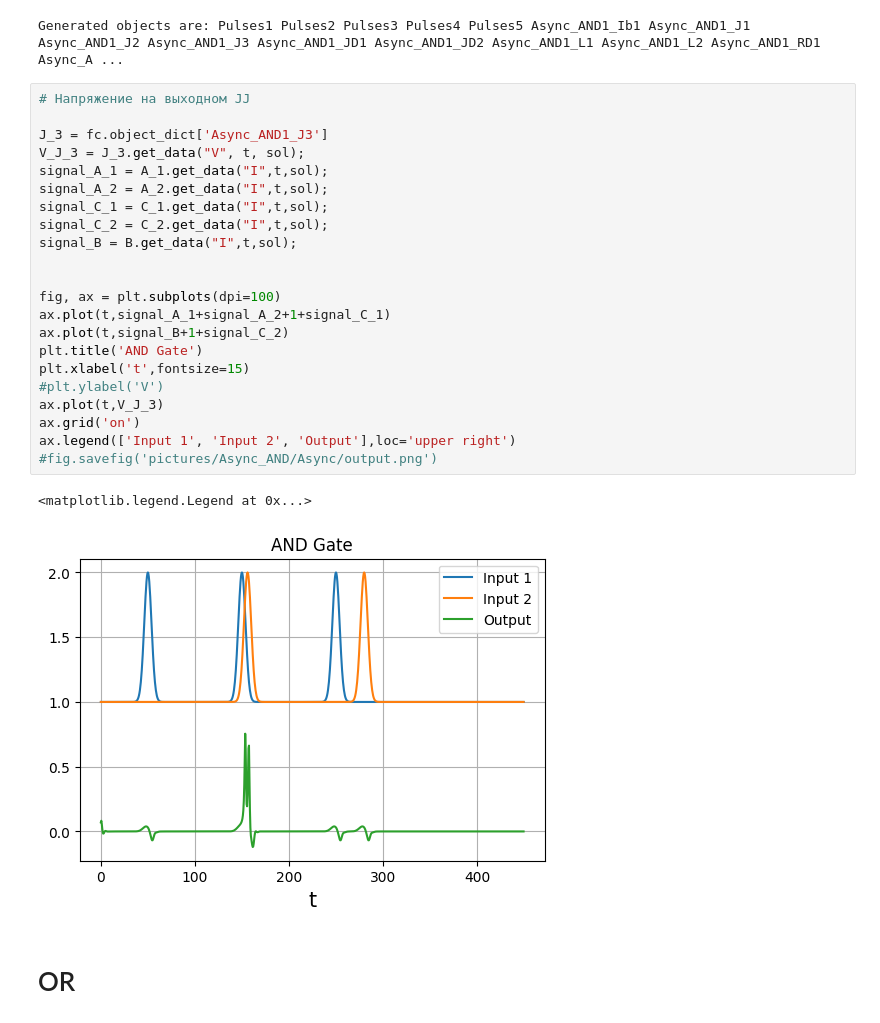
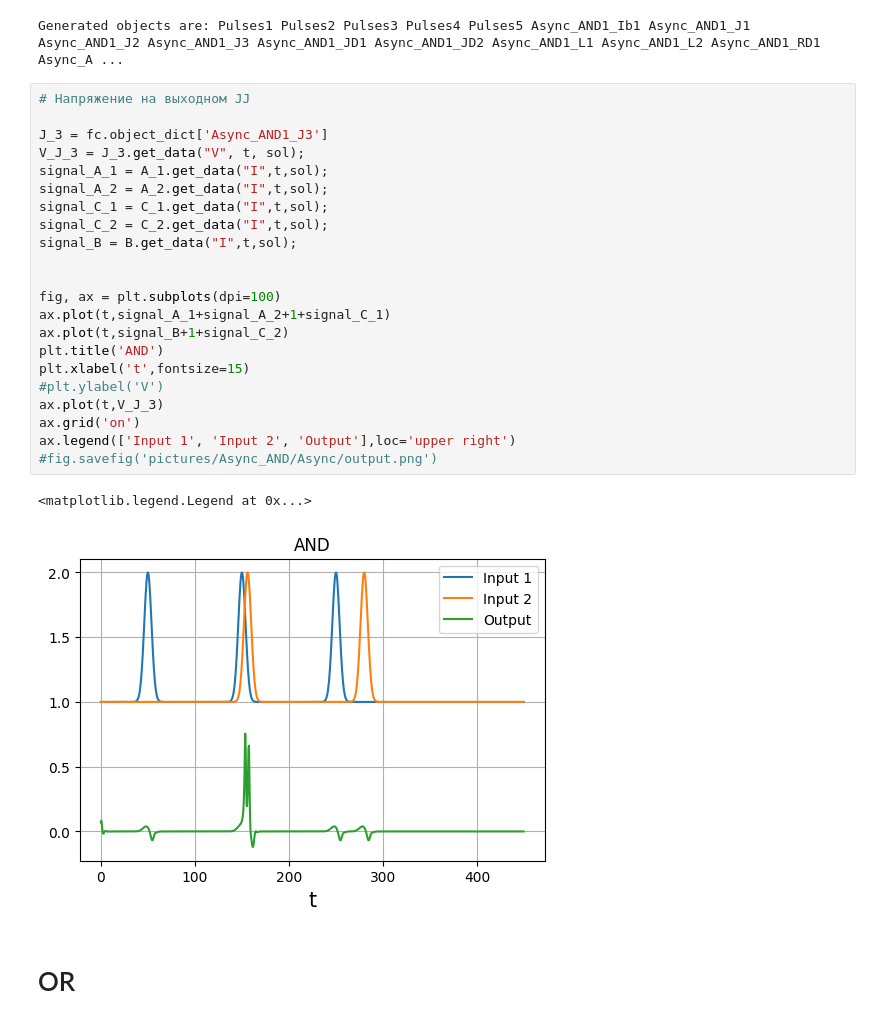
Before and after one commit to gausseuler60/SymSC_Python, a Jupyter notebook: Test_Elements.ipynb, the cells around one changed output. Drawn from its saved outputs; the diff is of its cells as text.

```diff
--- a/Test_Elements.ipynb
+++ b/Test_Elements.ipynb
@@ -65,28 +65,28 @@ Generated objects are: Pulses1 Pulses2 Pulses3 Pulses4 Pulses5 Async_AND1_Ib1 As
 # %%
 # Напряжение на выходном JJ
 
 J_3 = fc.object_dict['Async_AND1_J3']
 V_J_3 = J_3.get_data("V", t, sol);
 signal_A_1 = A_1.get_data("I",t,sol);
 signal_A_2 = A_2.get_data("I",t,sol);
 signal_C_1 = C_1.get_data("I",t,sol);
 signal_C_2 = C_2.get_data("I",t,sol);
 signal_B = B.get_data("I",t,sol);
 
 
 fig, ax = plt.subplots(dpi=100)
 ax.plot(t,signal_A_1+signal_A_2+1+signal_C_1)
 ax.plot(t,signal_B+1+signal_C_2)
-plt.title('AND Gate')
+plt.title('AND')
 plt.xlabel('t',fontsize=15)
 #plt.ylabel('V')
 ax.plot(t,V_J_3)
 ax.grid('on')
 ax.legend(['Input 1', 'Input 2', 'Output'],loc='upper right')
 #fig.savefig('pictures/Async_AND/Async/output.png')
 # %% [output]
 <matplotlib.legend.Legend at 0x...>
-[figure, old version]
+[figure, new version]
 # %% [markdown]
 # OR
 # %%
```
Also changed, not shown: parts of 1 cell of this notebook.
